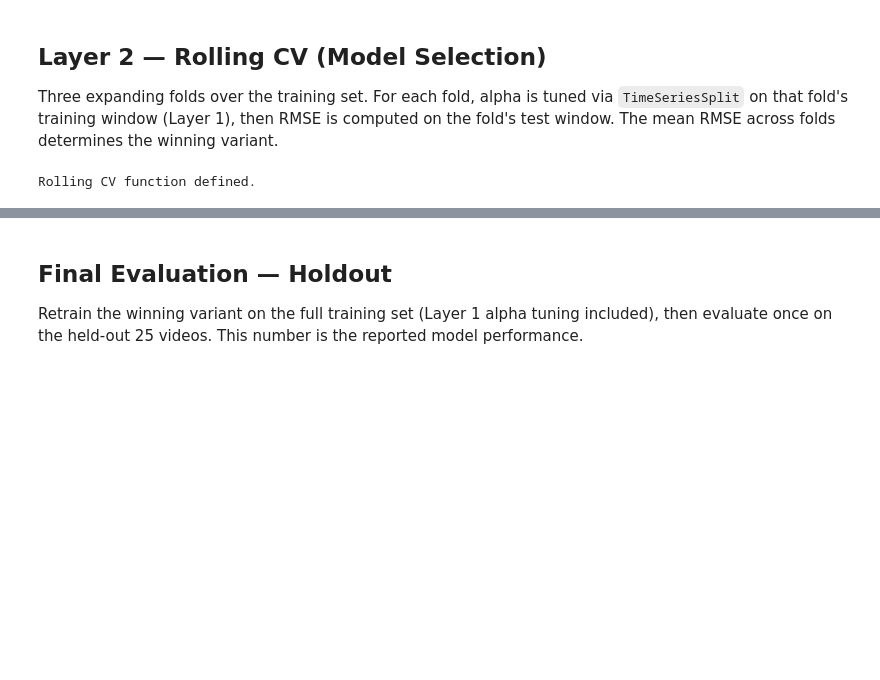
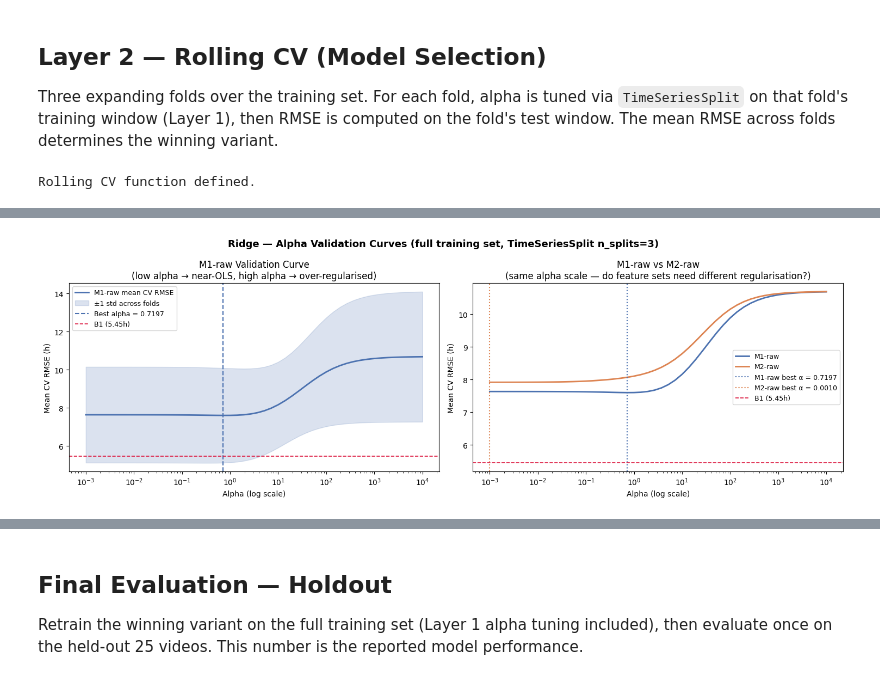
Before and after one commit to Chandru7794/Chandru-Personal-Projects, a Jupyter notebook: models/modeling_linear.ipynb, the cells around one changed output, grey strips where cells are left out. Cells and saved outputs as stored; diff of their text form; code cells hidden in the pictures; blank space fills up the shorter version.

Commit message:
Selected and tuned final model

```diff
--- a/models/modeling_linear.ipynb
+++ b/models/modeling_linear.ipynb
@@ -227,0 +246,85 @@ print("=" * 50)
+# %%
+import matplotlib.pyplot as plt
+from sklearn.linear_model import Ridge
+from sklearn.model_selection import cross_val_score
+
+def alpha_validation_curve(features, use_log, alphas, label):
+    """
+    For each alpha, fit Ridge on full training set via TimeSeriesSplit and
+    return mean CV RMSE and std across inner folds.
+    Back-transforms to hours scale before computing RMSE if use_log=True.
+    """
+    train_clean = train_df.dropna(subset=features + ['hours_creation'])
+    X = train_clean[features].astype(float).values
+    y_raw = train_clean['hours_creation'].values
+    y_fit = np.log(y_raw) if use_log else y_raw
+
+    tscv = TimeSeriesSplit(n_splits=3)
+    means, stds = [], []
+
+    for alpha in alphas:
+        fold_rmses = []
+        for tr_idx, val_idx in tscv.split(X):
+            m = Ridge(alpha=alpha).fit(X[tr_idx], y_fit[tr_idx])
+            preds = m.predict(X[val_idx])
+            if use_log:
+                preds = np.exp(preds)
+            fold_rmses.append(rmse(y_raw[val_idx], preds))
+        means.append(np.mean(fold_rmses))
+        stds.append(np.std(fold_rmses))
+
+    return np.array(means), np.array(stds)
+
+
+# Run sweep for M1-raw and M2-raw (the two raw-target models; log variants omitted for clarity)
+print("Sweeping alphas for M1-raw...")
+m1_means, m1_stds = alpha_validation_curve(M1_FEATURES, use_log=False, alphas=ALPHAS, label='M1-raw')
+
+print("Sweeping alphas for M2-raw...")
+m2_means, m2_stds = alpha_validation_curve(M2_FEATURES, use_log=False, alphas=ALPHAS, label='M2-raw')
+
+# Best alpha for each (index of minimum mean RMSE)
+m1_best_alpha = ALPHAS[m1_means.argmin()]
+m2_best_alpha = ALPHAS[m2_means.argmin()]
+
+fig, axes = plt.subplots(1, 2, figsize=(15, 5))
+fig.suptitle('Ridge — Alpha Validation Curves (full training set, TimeSeriesSplit n_splits=3)',
+             fontsize=13, fontweight='bold')
+
+# ── 1. M1-raw alone with confidence band ─────────────────────────────────────
+ax = axes[0]
+ax.semilogx(ALPHAS, m1_means, color='#4C72B0', linewidth=2, label='M1-raw mean CV RMSE')
+ax.fill_between(ALPHAS,
+                m1_means - m1_stds,
+                m1_means + m1_stds,
+                alpha=0.2, color='#4C72B0', label='±1 std across folds')
+ax.axvline(m1_best_alpha, color='#4C72B0', linestyle='--', linewidth=1.5,
+           label=f'Best alpha = {m1_best_alpha:.4f}')
+ax.axhline(B1_RMSE, color='crimson', linestyle='--', linewidth=1.2, label=f'B1 ({B1_RMSE}h)')
+ax.set_xlabel('Alpha (log scale)')
+ax.set_ylabel('Mean CV RMSE (h)')
+ax.set_title('M1-raw Validation Curve\n(low alpha → near-OLS, high alpha → over-regularised)')
+ax.legend(fontsize=9)
+
+# ── 2. M1-raw vs M2-raw comparison ───────────────────────────────────────────
+ax = axes[1]
+ax.semilogx(ALPHAS, m1_means, color='#4C72B0', linewidth=2, label='M1-raw')
+ax.semilogx(ALPHAS, m2_means, color='#DD8452', linewidth=2, label='M2-raw')
+ax.axvline(m1_best_alpha, color='#4C72B0', linestyle=':', linewidth=1.5,
+           label=f'M1-raw best α = {m1_best_alpha:.4f}')
+ax.axvline(m2_best_alpha, color='#DD8452', linestyle=':', linewidth=1.5,
+           label=f'M2-raw best α = {m2_best_alpha:.4f}')
+ax.axhline(B1_RMSE, color='crimson', linestyle='--', linewidth=1.2, label=f'B1 ({B1_RMSE}h)')
+ax.set_xlabel('Alpha (log scale)')
+ax.set_ylabel('Mean CV RMSE (h)')
+ax.set_title('M1-raw vs M2-raw\n(same alpha scale — do feature sets need different regularisation?)')
+ax.legend(fontsize=9)
+
+plt.tight_layout()
+plt.show()
+
+print(f"\nM1-raw: best alpha = {m1_best_alpha:.4f},  min mean CV RMSE = {m1_means.min():.2f}h")
+print(f"M2-raw: best alpha = {m2_best_alpha:.4f},  min mean CV RMSE = {m2_means.min():.2f}h")
+print(f"\nNote: RidgeCV in the rolling CV may select different alphas per fold")
+print(f"because it only sees that fold's training window, not the full 73 videos.")
+# %% [output]
@@ -227,0 +333 @@ print("=" * 50)
+[figure, added]
```
Also changed, not shown: parts of 15 cells of this notebook, 4 other files.
